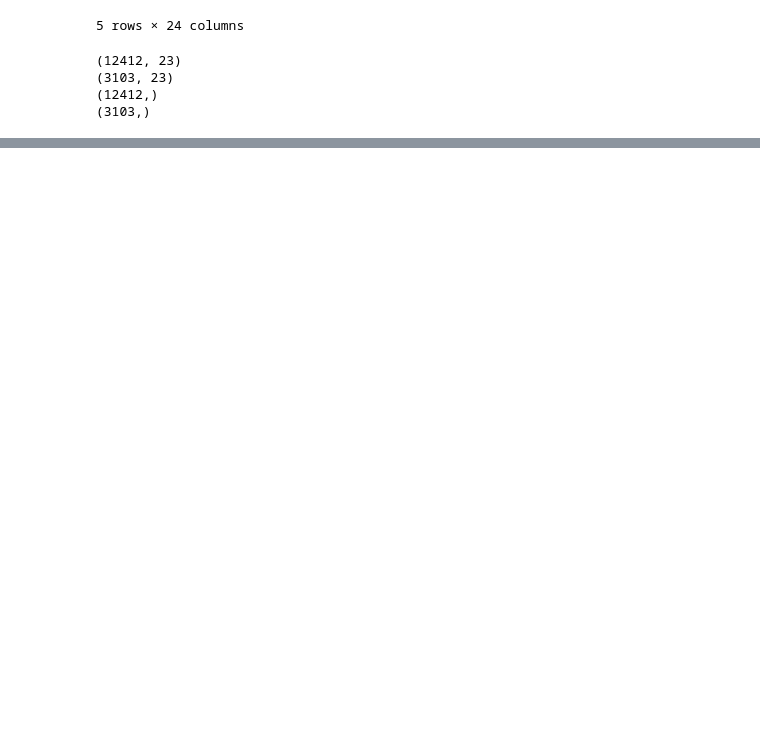
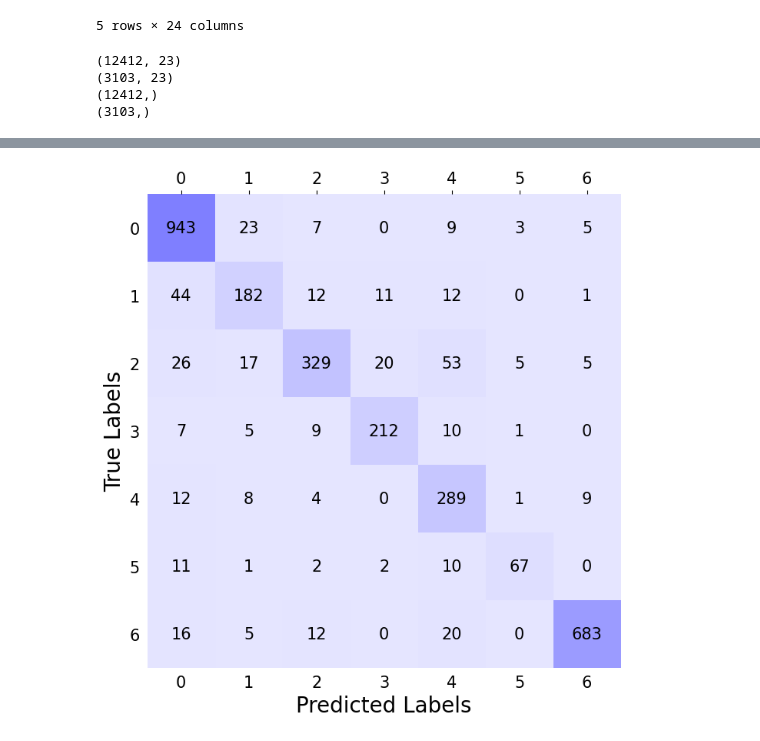
Before and after one commit to Rishul2003/BTP, a Jupyter notebook: FINAL OUTPUT.ipynb, the cells around one changed output, grey strips where cells are left out. Saved outputs shown, nothing was run; the diff lists cells and outputs as text; code cells hidden in the pictures; blank space fills up the shorter version.

```diff
--- a/FINAL OUTPUT.ipynb
+++ b/FINAL OUTPUT.ipynb
@@ -138,0 +113,68 @@ weighted avg       0.87      0.87      0.86      3103
+# %%
+import matplotlib.pyplot as plt
+import numpy as np
+from sklearn.metrics import accuracy_score, confusion_matrix, classification_report
+from matplotlib.colors import LinearSegmentedColormap
+from sklearn.ensemble import RandomForestClassifier
+
+# Assuming X_train, y_train, X_test, y_test are already defined
+
+# Train the RandomForest model
+rf_clf = RandomForestClassifier()
+rf_clf.fit(X_train, y_train)
+
+# Evaluate the RandomForest model
+y_pred = rf_clf.predict(X_test)
+
+# Calculate metrics
+accuracy = accuracy_score(y_test, y_pred)
+conf_matrix = confusion_matrix(y_test, y_pred)
+class_report = classification_report(y_test, y_pred)
+
+# Print accuracy and confusion matrix
+print(f'Random Forest Accuracy: {accuracy:.2f}')
+print('Confusion Matrix:')
+print(conf_matrix)
+print('Classification Report:')
+print(class_report)
+
+# Define a light blue colormap
+colors = [(0.9, 0.9, 1), (0.5, 0.5, 1)]  # Light blue to blue
+n_bins = 100  # Use 100 colors
+cmap_name = 'light_blues'
+cm = LinearSegmentedColormap.from_list(cmap_name, colors, N=n_bins)
+
+# Plotting the confusion matrix using Matplotlib
+fig, ax = plt.subplots(figsize=(10, 8))
+cax = ax.matshow(conf_matrix, cmap=cm)
+# fig.colorbar(cax)
+
+# Annotate the confusion matrix
+for i in range(conf_matrix.shape[0]):
+    for j in range(conf_matrix.shape[1]):
+        ax.text(x=j, y=i, s=conf_matrix[i, j], va='center', ha='center', fontsize=15, color='black')
+
+# Set labels
+ax.set_xlabel('Predicted Labels', fontsize=20)
+ax.set_ylabel('True Labels', fontsize=20)
+ax.set_xticks(np.arange(len(set(y_test))))
+ax.set_yticks(np.arange(len(set(y_test))))
+ax.set_xticklabels(np.arange(len(set(y_test))), fontsize=15)
+ax.set_yticklabels(np.arange(len(set(y_test))), fontsize=15)
+
+# Remove the ticks and the frame
+ax.tick_params(left=False, bottom=False, labelleft=True, labelbottom=True)
+ax.spines['top'].set_visible(False)
+ax.spines['right'].set_visible(False)
+ax.spines['left'].set_visible(False)
+ax.spines['bottom'].set_visible(False)
+
+# Remove grid
+ax.grid(False)
+
+# Save the plot in .eps format
+plt.savefig('1.eps', format='eps', bbox_inches='tight')
+
+# Show the plot
+plt.show()
+# %% [output]
@@ -139,3 +198,4 @@ weighted avg       0.87      0.87      0.86      3103
+[figure, added]
 # %%
 
 class BayesianLinear(nn.Module):
```
Also changed, not shown: parts of 29 cells of this notebook.
